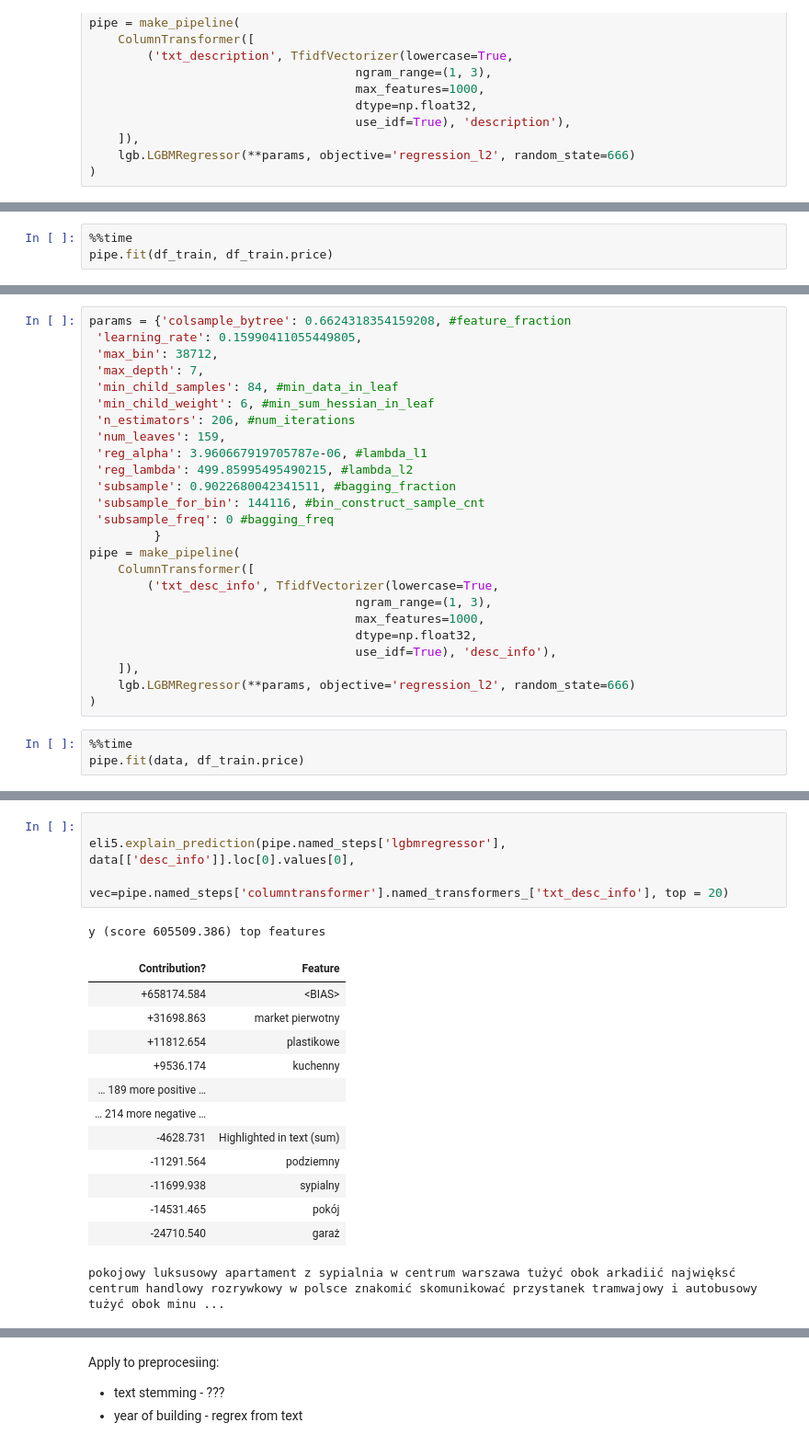
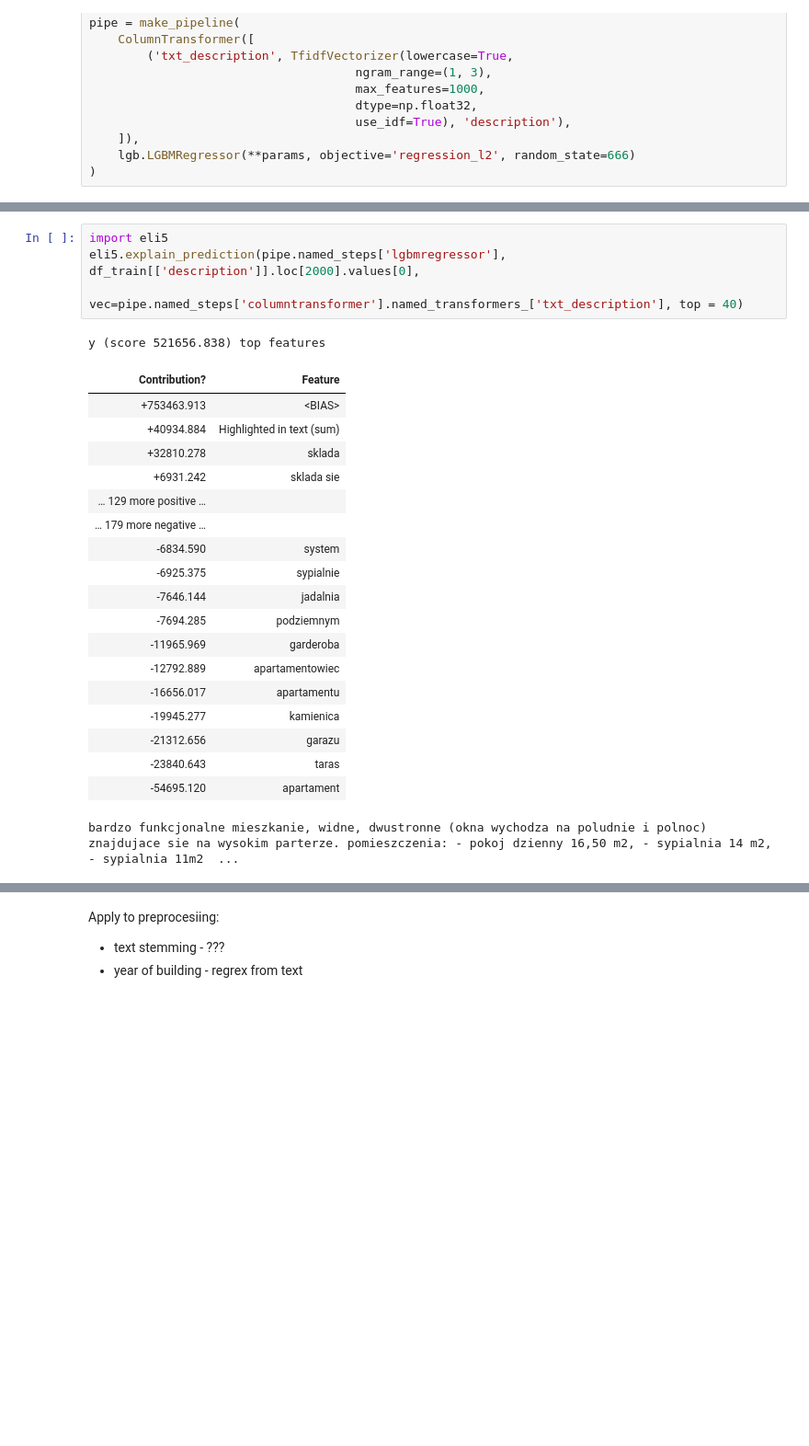
Before and after one commit to xSzpo/xFlats, a Jupyter notebook: app_mlmodel/DEVELOP_MODEL/03_features.ipynb, the cells around one changed output, grey strips where cells are left out. Shown at 92% size. Drawn from its saved outputs; the diff is of its cells as text; blank space fills up the shorter version.

```diff
--- a/app_mlmodel/DEVELOP_MODEL/03_features.ipynb
+++ b/app_mlmodel/DEVELOP_MODEL/03_features.ipynb
@@ -507,3 +450,0 @@ pipe = make_pipeline(
-# %%
-%%time
-pipe.fit(df_train, df_train.price)
@@ -591,28 +450,0 @@ Wall time: 170 ms
-# %%
-params = {'colsample_bytree': 0.6624318354159208, #feature_fraction
- 'learning_rate': 0.15990411055449805,
- 'max_bin': 38712,
- 'max_depth': 7,
- 'min_child_samples': 84, #min_data_in_leaf
- 'min_child_weight': 6, #min_sum_hessian_in_leaf
- 'n_estimators': 206, #num_iterations
- 'num_leaves': 159,
- 'reg_alpha': 3.960667919705787e-06, #lambda_l1
- 'reg_lambda': 499.85995495490215, #lambda_l2
- 'subsample': 0.9022680042341511, #bagging_fraction
- 'subsample_for_bin': 144116, #bin_construct_sample_cnt
- 'subsample_freq': 0 #bagging_freq
-         }
-pipe = make_pipeline(
-    ColumnTransformer([
-        ('txt_desc_info', TfidfVectorizer(lowercase=True,
-                                     ngram_range=(1, 3),
-                                     max_features=1000,
-                                     dtype=np.float32,
-                                     use_idf=True), 'desc_info'),
-    ]),
-    lgb.LGBMRegressor(**params, objective='regression_l2', random_state=666)
-)
-# %%
-%%time
-pipe.fit(data, df_train.price)
@@ -665,19 +476,25 @@ do sprzedanie dwustronny rozkładowy mieszkać o pow m2 na warszawski mokota w s
 # %%
-
-eli5.explain_prediction(pipe.named_steps['lgbmregressor'], data[['desc_info']].loc[0].values[0],
-                     vec=pipe.named_steps['columntransformer'].named_transformers_['txt_desc_info'], top = 20)
+import eli5
+eli5.explain_prediction(pipe.named_steps['lgbmregressor'], df_train[['description']].loc[2000].values[0],
+                     vec=pipe.named_steps['columntransformer'].named_transformers_['txt_description'], top = 40)
 # %% [output]
-y (score 605509.386) top features
+y (score 521656.838) top features
 | Contribution? | Feature |
-| +658174.584 | <BIAS> |
-| +31698.863 | market pierwotny |
-| +11812.654 | plastikowe |
-| +9536.174 | kuchenny |
-| … 189 more positive … |  |
-| … 214 more negative … |  |
-| -4628.731 | Highlighted in text (sum) |
-| -11291.564 | podziemny |
-| -11699.938 | sypialny |
-| -14531.465 | pokój |
-| -24710.540 | garaż |
+| +753463.913 | <BIAS> |
+| +40934.884 | Highlighted in text (sum) |
+| +32810.278 | sklada |
+| +6931.242 | sklada sie |
+| … 129 more positive … |  |
+| … 179 more negative … |  |
+| -6834.590 | system |
+| -6925.375 | sypialnie |
+| -7646.144 | jadalnia |
+| -7694.285 | podziemnym |
+| -11965.969 | garderoba |
+| -12792.889 | apartamentowiec |
+| -16656.017 | apartamentu |
+| -19945.277 | kamienica |
+| -21312.656 | garazu |
+| -23840.643 | taras |
+| -54695.120 | apartament |
-pokojowy luksusowy apartament z sypialnia w centrum warszawa tużyć obok arkadiić najwięksć centrum handlowy rozrywkowy w polsce znakomić skomunikować przystanek tramwajowy i autobusowy tużyć obok minu ...
+bardzo funkcjonalne mieszkanie, widne, dwustronne (okna wychodza na poludnie i polnoc) znajdujace sie na wysokim parterze. pomieszczenia: - pokoj dzienny 16,50 m2, - sypialnia 14 m2, - sypialnia 11m2  ...
```
Also changed, not shown: parts of 44 cells of this notebook, 27 other files.
